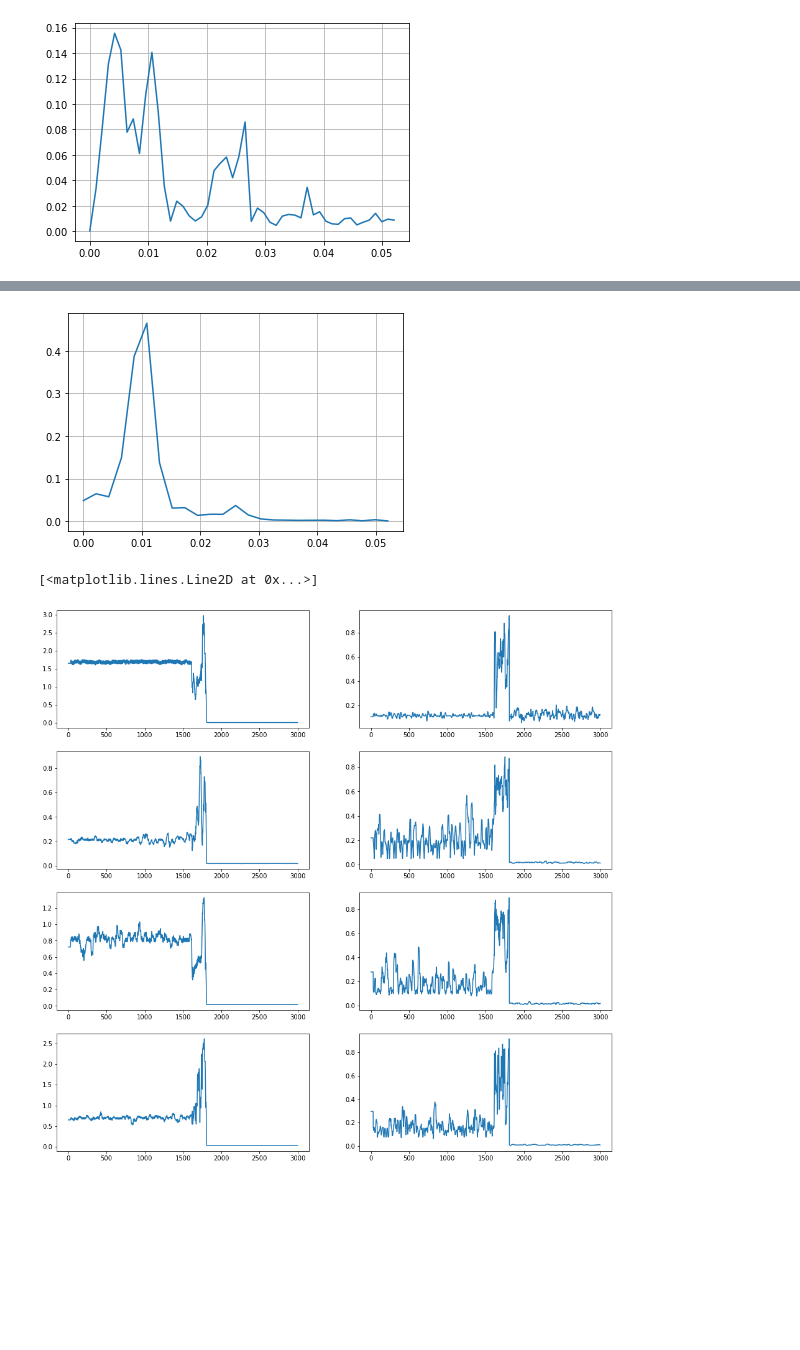
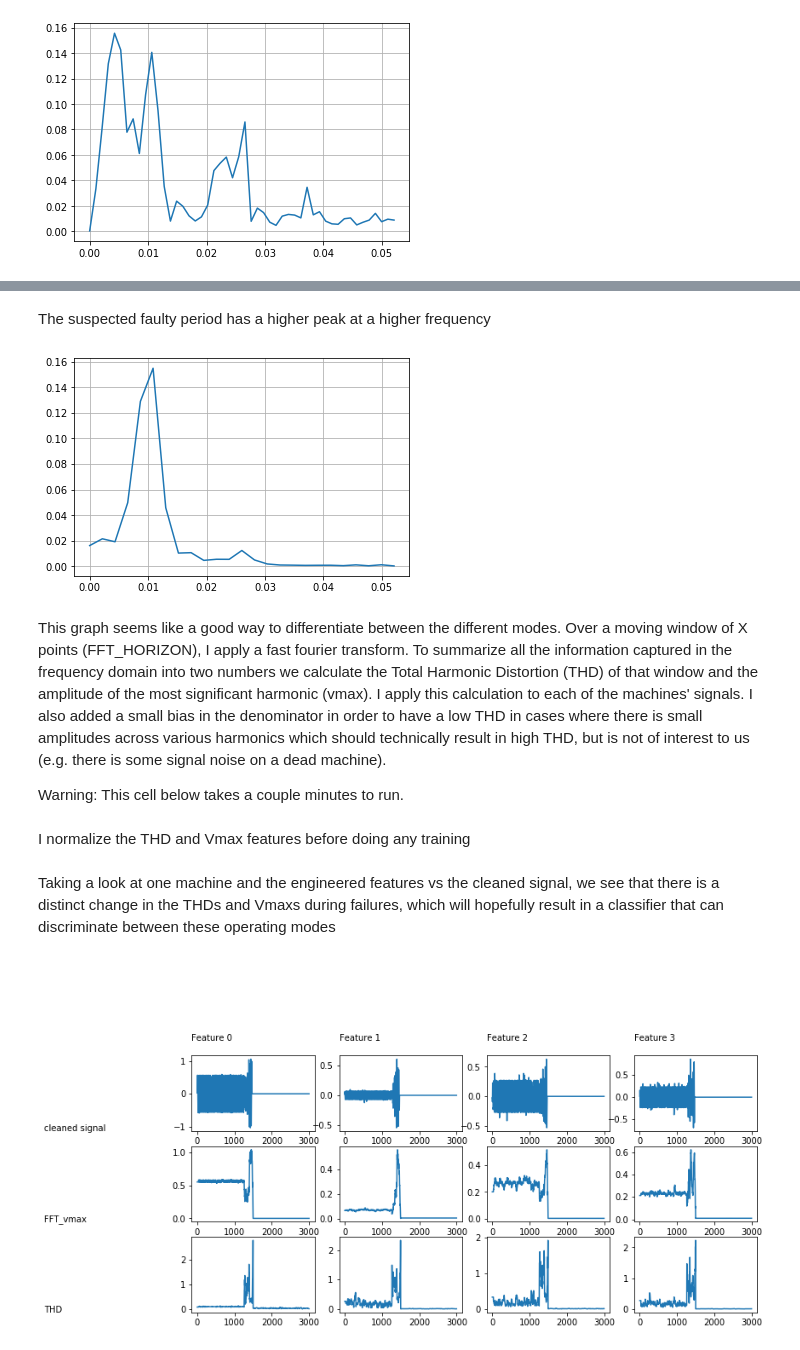
Before and after one commit to awyee/challenges, a Jupyter notebook: data-science/notebooks/Data_science_exercise.ipynb, the cells around one changed output, grey strips where cells are left out. Drawn from its saved outputs; the diff is of its cells as text; code cells hidden in the pictures; blank space fills up the shorter version.

```diff
--- a/data-science/notebooks/Data_science_exercise.ipynb
+++ b/data-science/notebooks/Data_science_exercise.ipynb
@@ -182,7 +203,7 @@ plt.show()
 MOVING_AVERAGE = 5
 
 def smooth_data_col(df_col):
-    df_smoothed_col = df_col.rolling(MOVING_AVERAGE, win_type = 'triang').sum()
+    df_smoothed_col = df_col.rolling(MOVING_AVERAGE, win_type = 'triang').mean()
     return df_smoothed_col
 
 def smooth_dataset(df, cols):
@@ -224,3 +247,5 @@ plt.show()
+# %% [markdown]
+The suspected faulty period has a higher peak at a higher frequency
 # %%
 T = 9.6 #s
 N = end-start
@@ -231,7 +256,11 @@ plt.plot(xf, 2.0/N * np.abs(yf[0:N//2]))
 plt.grid()
 plt.show()
 # %% [output]
-[figure, old version]
+[figure, new version]
+# %% [markdown]
+This graph seems like a good way to differentiate between the different modes. Over a moving window of X points (FFT_HORIZON), I apply a fast fourier transform. To summarize all the information captured in the frequency domain into two numbers we calculate the Total Harmonic Distortion (THD) of that window and the amplitude of the most significant harmonic (vmax). I apply this calculation to each of the machines' signals. I also added a small bias in the denominator in order to have a low THD in cases where there is small amplitudes across various harmonics which should technically result in high THD, but is not of interest to us (e.g. there is some signal noise on a dead machine).
+
+Warning: This cell below takes a couple minutes to run.
 # %%
 FFT_HORIZON = 30
 DENOM_BIAS = 0.002
@@ -241,7 +270,7 @@ def calculate_THD(yf):
     v_non_fund = yf.copy()
     v_non_fund.remove(v_max)
     num = np.linalg.norm(v_non_fund)
-    denom = np.linalg.norm(yf)
+    denom = v_max
     return num/(denom+DENOM_BIAS)
 
 def rolling_fft_to_thd(df):
@@ -274,35 +303,59 @@ for machine in machine_list:
         machine_cols = df_machine_data['source'] == machine
         df_machine_data.loc[machine_cols, col + '_THD'] = distortion_col(df_machine_data.loc[machine_cols, col + '_smoothed'])
         df_machine_data.loc[machine_cols, col + '_FFT_vmax'] = vmax_col(df_machine_data.loc[machine_cols, col + '_smoothed'])
+# %% [markdown]
+I normalize the THD and Vmax features before doing any training
 # %%
 THD_columns = [col + '_THD' for col in orig_columns]
 FFT_vmax_columns = [col + '_FFT_vmax' for col in orig_columns]
+
+df_machine_data, df_dummy = normalize_dataset(df_machine_data, THD_columns)
+df_machine_data, df_dummy = normalize_dataset(df_machine_data, FFT_vmax_columns)
+
+THD_normalized_columns = [col + '_THD_normalized' for col in orig_columns]
+FFT_vmax_normalized_columns = [col + '_FFT_vmax_normalized' for col in orig_columns]
+# %% [markdown]
+Taking a look at one machine and the engineered features vs the cleaned signal, we see that there is a distinct change in the THDs and Vmaxs during failures, which will hopefully result in a classifier that can discriminate between these operating modes
 # %%
-machine = 'machine_15.csv'
+machine = 'machine_7.csv'
 machine_cols = df_machine_data['source'] == machine
 df_machine = df_machine_data.loc[machine_cols, :]
 
 start = 0
 end = 3000
 
-plt.figure(figsize = (16,16))
-plt.subplot(421)
-plt.plot(range(start, end), df_machine['0_FFT_vmax'][start:end])
-plt.subplot(423)
-plt.plot(range(start, end), df_machine['1_FFT_vmax'][start:end])
-plt.subplot(425)
-plt.plot(range(start, end), df_machine['2_FFT_vmax'][start:end])
-plt.subplot(427)
-plt.plot(range(start, end), df_machine['3_FFT_vmax'][start:end])
+plt.figure(figsize = (15,7.5))
 
-plt.subplot(422)
-plt.plot(range(start, end), df_machine['0_THD'][start:end])
-plt.subplot(424)
-plt.plot(range(start, end), df_machine['1_THD'][start:end])
-plt.subplot(426)
-plt.plot(range(start, end), df_machine['2_THD'][start:end])
-plt.subplot(428)
-plt.plot(range(start, end), df_machine['3_THD'][start:end])
+for i in range (4):
+
+    plt.subplot(4, 5, i + 7)
+    name = str(i) + '_smoothed'
+    plt.plot(range(start, end), df_machine[name][start:end])
+
+    plt.subplot(4, 5, i + 12)
+    name = str(i) + '_FFT_vmax'
+    plt.plot(range(start, end), df_machine[name][start:end])
+
+    plt.subplot(4, 5, i + 17)
+    name = str(i) + '_THD'
+    plt.plot(range(start, end), df_machine[name][start:end])
+    plt.subplot(4, 5, i+2)
+    plt.annotate('Feature ' + str(i), (0,0))
+    plt.axis('off')
+
+
+plt.subplot(4, 5, 6)
+plt.annotate('cleaned signal', (0,0))
+plt.axis('off')
+
+plt.subplot(4, 5, 11)
+plt.annotate('FFT_vmax', (0,0))
+plt.axis('off')
+
+plt.subplot(4, 5, 16)
+plt.annotate('THD', (0,0))
+plt.axis('off')
+
+plt.show()
 # %% [output]
-[<matplotlib.lines.Line2D at 0x...>]
-[figure, old version]
+[figure, new version]
```
Also changed, not shown: parts of 39 cells of this notebook.
